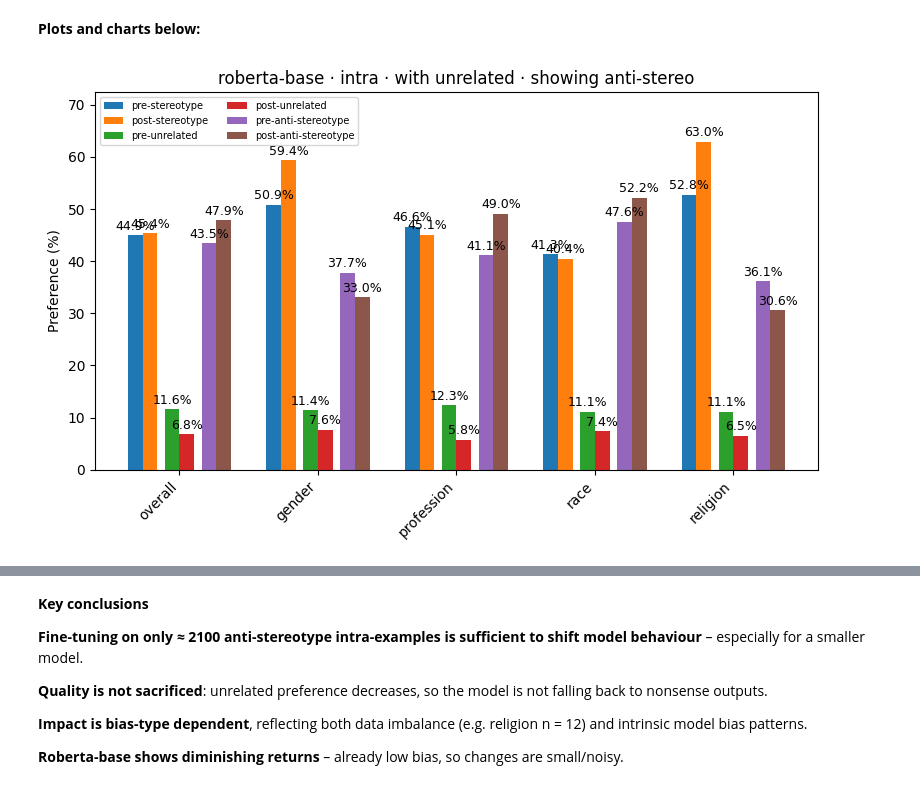
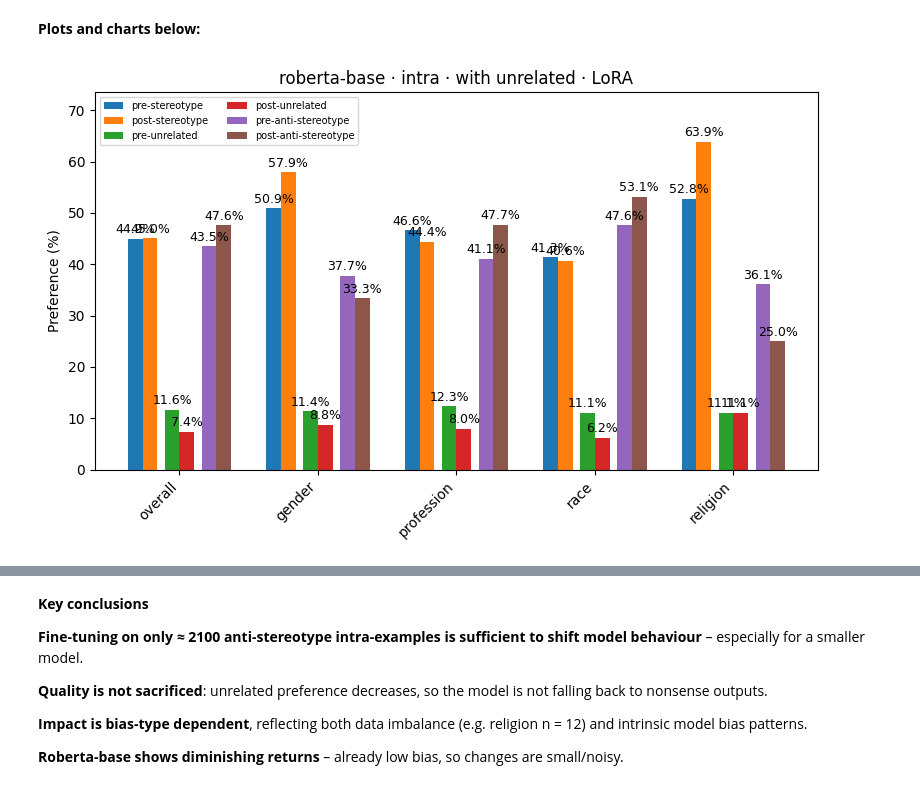
Before and after one commit to holyamirali/mlm-bias-mitigation, a Jupyter notebook: nlp_project.ipynb, the cells around one changed output, grey strips where cells are left out. Cells and saved outputs as stored; diff of their text form; code cells hidden in the pictures.

```diff
--- a/nlp_project.ipynb
+++ b/nlp_project.ipynb
@@ -51,7 +51,7 @@ Mounted at /content/drive
 
 MODEL_NAMES = ["distilbert-base-uncased", "roberta-base"]
 
-RESULTS_CSV = Path("/content/drive/MyDrive/FinalNlpProject/bias_runs_baseline.csv")
+RESULTS_CSV = Path("/content/drive/MyDrive/FinalNlpProject/FinalResults.csv")
 FINETUNED_ROBERTABASE_OUTPUT_DIR = "/content/drive/MyDrive/FinalNlpProject/roberta-ft-counter_intra"
 FINETUNED_DISTILBERT_OUTPUT_DIR = "/content/drive/MyDrive/FinalNlpProject/distilbert-ft-counter_intra"
 
@@ -1042,6 +1042,7 @@ def add_labels(bars, fmt="{:.1f}%"):
 def plot_pre_post(
     csv_path: str,
     model_name: str,
+    ft_type: str,
     split_kind: str = "intra",
     include_unrelated: bool = False,
     include_stereo: bool    = True,
@@ -1059,11 +1060,13 @@ def plot_pre_post(
     # pick baselines vs fine-tuned
     if split_kind == "intra":
         pre_mask  = df.technique.str.contains("baseline_on_test")
-        post_mask = df.technique.str.startswith("ft_") & df.technique.str.contains("_on_test")
     else:
-        pre_mask  = df.technique == "baseline"
+        pre_mask  = df.technique.str.startswith("baseline")
+
+    if ft_type == "lora":
+        post_mask = df.technique.str.startswith("lora")
+    else:
         post_mask = df.technique.str.startswith("ft_")
-
 
     pre_df  = df[pre_mask]
     post_df = df[post_mask]
@@ -1127,11 +1130,10 @@ def plot_pre_post(
         add_labels(b)
 
     # 8) cosmetics
+    ft_type = "LoRA" if ft_type == "lora" else "Counter on anti-stereo"
     mode = "with" if include_unrelated else "without"
     mode += " unrelated"
-    title = f"{model_name} · {split_kind} · {mode}"
-    if include_anti:
-        title += " · showing anti-stereo"
+    title = f"{model_name} · {split_kind} · {mode} · {ft_type}"
 
     ax.set_title(title)
     ax.set_xticks(x)
@@ -1150,12 +1152,13 @@ def plot_pre_post(
 # %%
 plot_pre_post(RESULTS_CSV, "roberta-base",
               split_kind="intra",
+              ft_type="lora",
               include_stereo=True,
               include_unrelated=True,
               include_anti=True,
               overall_only=False)
 # %% [output]
-[figure, old version]
+[figure, new version]
 # %%
 def plot_slopes(
     csv_path: str,
```
Also changed, not shown: parts of 16 cells of this notebook.
